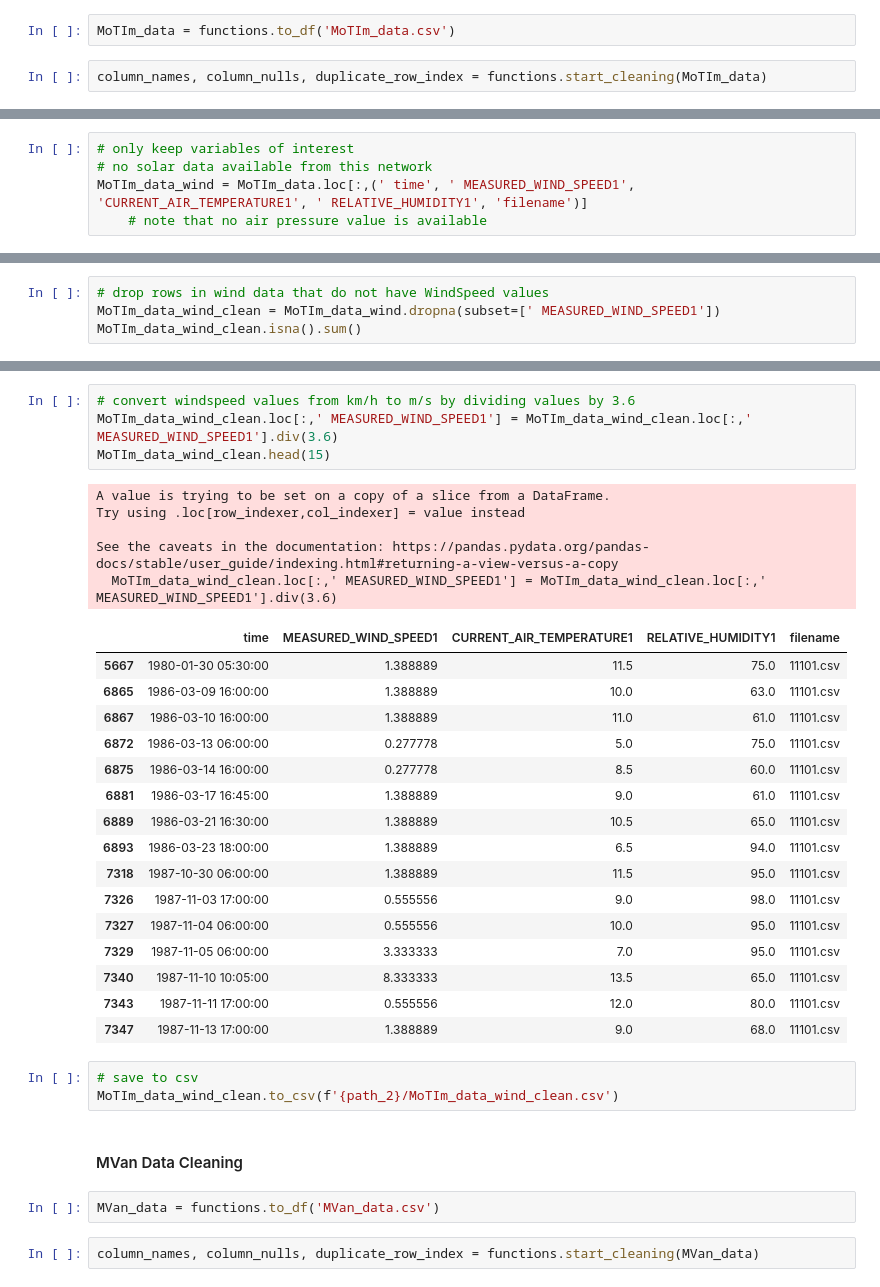
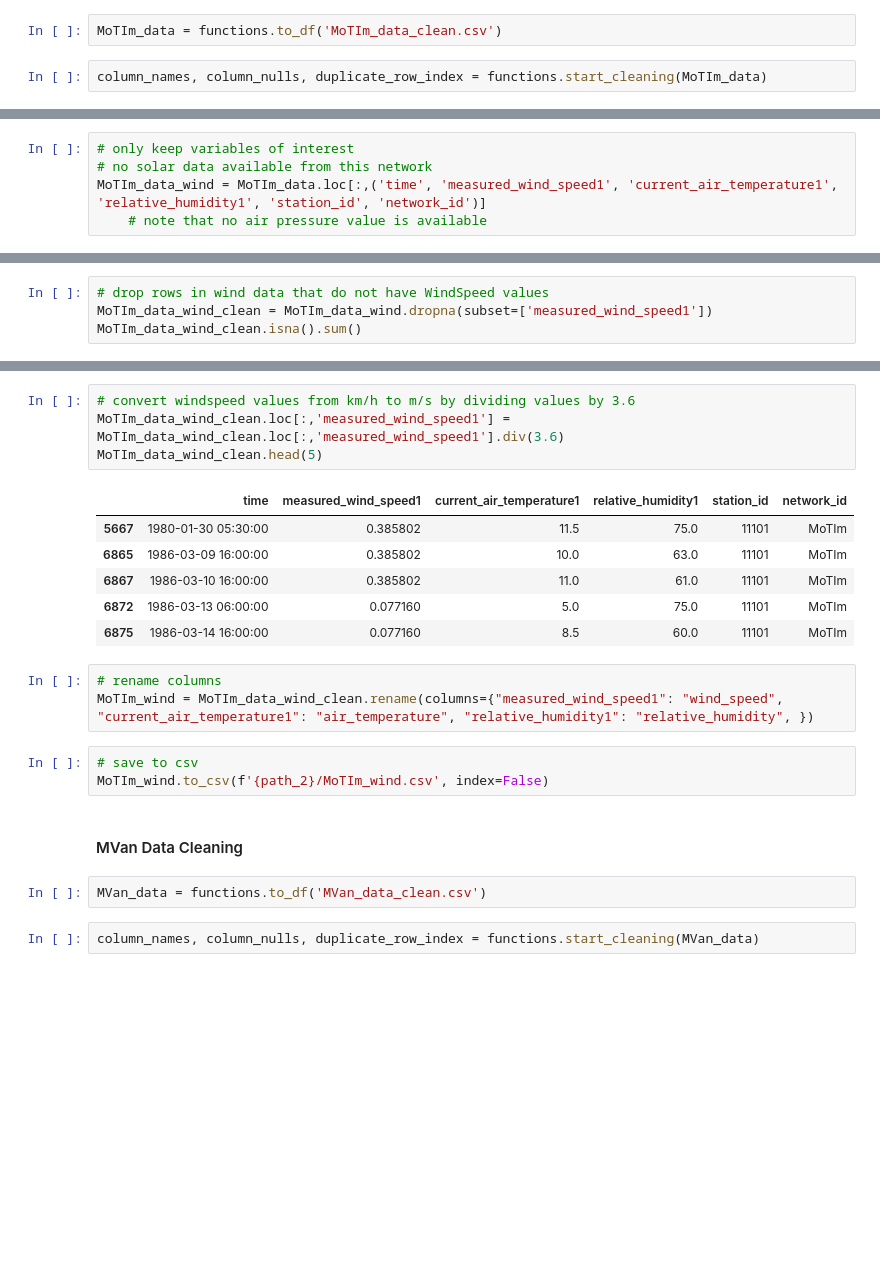
Before and after one commit to madiwiebe/LHL_Capstone_Project, a Jupyter notebook: notebooks/cleaning_data.ipynb, the cells around one changed output, grey strips where cells are left out. Drawn from its saved outputs; the diff is of its cells as text; blank space fills up the shorter version.

```diff
--- a/notebooks/cleaning_data.ipynb
+++ b/notebooks/cleaning_data.ipynb
@@ -663,7 +851,7 @@ MoTIe_data_wind_clean.to_csv(f'{path_2}/MoTIe_data_wind_clean.csv')
 # %% [markdown]
 #### MoTIm Data Cleaning
 # %%
-MoTIm_data = functions.to_df('MoTIm_data.csv')
+MoTIm_data = functions.to_df('MoTIm_data_clean.csv')
 # %%
 column_names, column_nulls, duplicate_row_index = functions.start_cleaning(MoTIm_data)
 # %%
@@ -692,7 +881,7 @@ duplicate rows: Int64Index([], dtype='int64')
 # %%
 # only keep variables of interest
 # no solar data available from this network
-MoTIm_data_wind = MoTIm_data.loc[:,(' time', ' MEASURED_WIND_SPEED1', 'CURRENT_AIR_TEMPERATURE1', ' RELATIVE_HUMIDITY1', 'filename')]
+MoTIm_data_wind = MoTIm_data.loc[:,('time', 'measured_wind_speed1', 'current_air_temperature1', 'relative_humidity1', 'station_id', 'network_id')]
     # note that no air pressure value is available
 # %%
 # count null values in wind data
@@ -706,6 +896,6 @@ filename                         0
 dtype: int64
 # %%
 # drop rows in wind data that do not have WindSpeed values
-MoTIm_data_wind_clean = MoTIm_data_wind.dropna(subset=[' MEASURED_WIND_SPEED1'])
+MoTIm_data_wind_clean = MoTIm_data_wind.dropna(subset=['measured_wind_speed1'])
 MoTIm_data_wind_clean.isna().sum()
 # %% [output]
@@ -737,36 +928,24 @@ Name:  MEASURED_WIND_SPEED1, dtype: float64
 # %%
 # convert windspeed values from km/h to m/s by dividing values by 3.6
-MoTIm_data_wind_clean.loc[:,' MEASURED_WIND_SPEED1'] = MoTIm_data_wind_clean.loc[:,' MEASURED_WIND_SPEED1'].div(3.6)
-MoTIm_data_wind_clean.head(15)
+MoTIm_data_wind_clean.loc[:,'measured_wind_speed1'] = MoTIm_data_wind_clean.loc[:,'measured_wind_speed1'].div(3.6)
+MoTIm_data_wind_clean.head(5)
 # %% [output]
-A value is trying to be set on a copy of a slice from a DataFrame.
-Try using .loc[row_indexer,col_indexer] = value instead
-
-See the caveats in the documentation: https://pandas.pydata.org/pandas-docs/stable/user_guide/indexing.html#returning-a-view-versus-a-copy
-  MoTIm_data_wind_clean.loc[:,' MEASURED_WIND_SPEED1'] = MoTIm_data_wind_clean.loc[:,' MEASURED_WIND_SPEED1'].div(3.6)
-|  | time | MEASURED_WIND_SPEED1 | CURRENT_AIR_TEMPERATURE1 | RELATIVE_HUMIDITY1 | filename |
-| 5667 | 1980-01-30 05:30:00 | 1.388889 | 11.5 | 75.0 | 11101.csv |
-| 6865 | 1986-03-09 16:00:00 | 1.388889 | 10.0 | 63.0 | 11101.csv |
-| 6867 | 1986-03-10 16:00:00 | 1.388889 | 11.0 | 61.0 | 11101.csv |
-| 6872 | 1986-03-13 06:00:00 | 0.277778 | 5.0 | 75.0 | 11101.csv |
-| 6875 | 1986-03-14 16:00:00 | 0.277778 | 8.5 | 60.0 | 11101.csv |
-| 6881 | 1986-03-17 16:45:00 | 1.388889 | 9.0 | 61.0 | 11101.csv |
-| 6889 | 1986-03-21 16:30:00 | 1.388889 | 10.5 | 65.0 | 11101.csv |
-| 6893 | 1986-03-23 18:00:00 | 1.388889 | 6.5 | 94.0 | 11101.csv |
-| 7318 | 1987-10-30 06:00:00 | 1.388889 | 11.5 | 95.0 | 11101.csv |
-| 7326 | 1987-11-03 17:00:00 | 0.555556 | 9.0 | 98.0 | 11101.csv |
-| 7327 | 1987-11-04 06:00:00 | 0.555556 | 10.0 | 95.0 | 11101.csv |
-| 7329 | 1987-11-05 06:00:00 | 3.333333 | 7.0 | 95.0 | 11101.csv |
-| 7340 | 1987-11-10 10:05:00 | 8.333333 | 13.5 | 65.0 | 11101.csv |
-| 7343 | 1987-11-11 17:00:00 | 0.555556 | 12.0 | 80.0 | 11101.csv |
-| 7347 | 1987-11-13 17:00:00 | 1.388889 | 9.0 | 68.0 | 11101.csv |
+|  | time | measured_wind_speed1 | current_air_temperature1 | relative_humidity1 | station_id | network_id |
+| 5667 | 1980-01-30 05:30:00 | 0.385802 | 11.5 | 75.0 | 11101 | MoTIm |
+| 6865 | 1986-03-09 16:00:00 | 0.385802 | 10.0 | 63.0 | 11101 | MoTIm |
+| 6867 | 1986-03-10 16:00:00 | 0.385802 | 11.0 | 61.0 | 11101 | MoTIm |
+| 6872 | 1986-03-13 06:00:00 | 0.077160 | 5.0 | 75.0 | 11101 | MoTIm |
+| 6875 | 1986-03-14 16:00:00 | 0.077160 | 8.5 | 60.0 | 11101 | MoTIm |
+# %%
+# rename columns
+MoTIm_wind = MoTIm_data_wind_clean.rename(columns={"measured_wind_speed1": "wind_speed", "current_air_temperature1": "air_temperature", "relative_humidity1": "relative_humidity", })
 # %%
 # save to csv
-MoTIm_data_wind_clean.to_csv(f'{path_2}/MoTIm_data_wind_clean.csv')
+MoTIm_wind.to_csv(f'{path_2}/MoTIm_wind.csv', index=False)
 # %% [markdown]
 #### MVan Data Cleaning
 # %%
-MVan_data = functions.to_df('MVan_data.csv')
+MVan_data = functions.to_df('MVan_data_clean.csv')
 # %%
 column_names, column_nulls, duplicate_row_index = functions.start_cleaning(MVan_data)
 # %%
```
Also changed, not shown: parts of 120 cells of this notebook, 5 other files.
